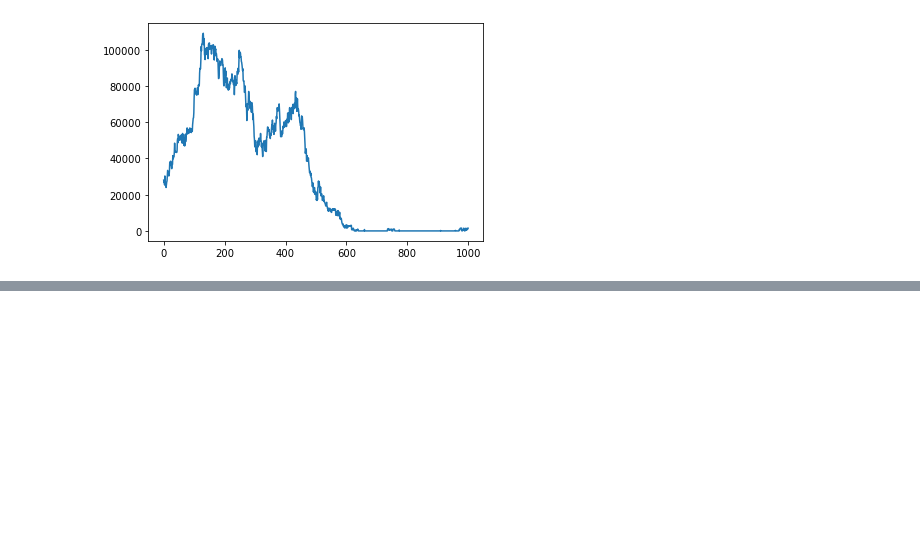
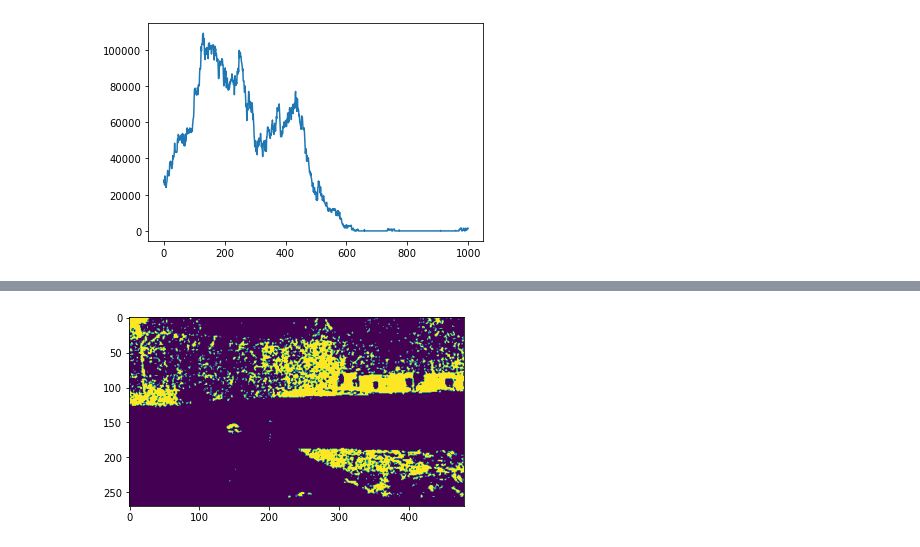
Before and after one commit to awheelis/red_wolf_detection, a Jupyter notebook: backend/algo_dev/frame_filter.ipynb, the cells around one changed output, grey strips where cells are left out. Drawn from its saved outputs; the diff is of its cells as text; code cells hidden in the pictures; blank space fills up the shorter version.

```diff
--- a/backend/algo_dev/frame_filter.ipynb
+++ b/backend/algo_dev/frame_filter.ipynb
@@ -86,0 +115,10 @@ frame filter:
+# %%
+from tqdm import tqdm
+filtered = np.zeros(vid_bs.shape)
+for i, frame in tqdm(enumerate(vid_bs)):
+    filtered[i, ...] = medfilt(frame)
+
+plt.imshow(filtered[1, ...])
+plt.show()
+# %% [output]
+[figure, added]
```
Also changed, not shown: parts of 14 cells of this notebook, 1 other file.
